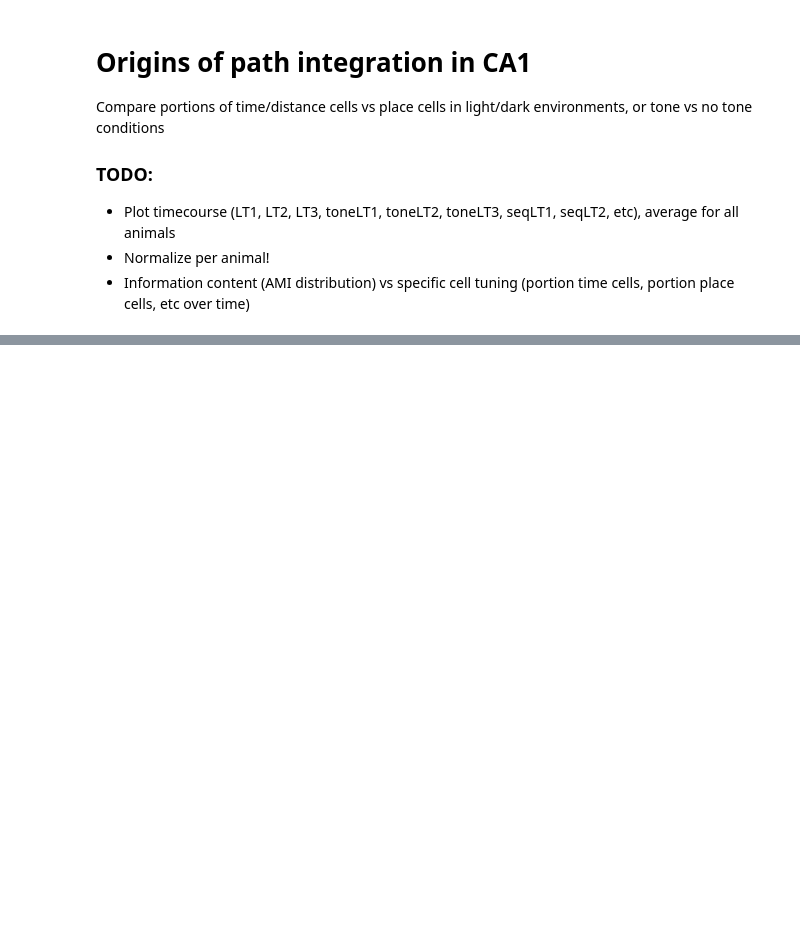
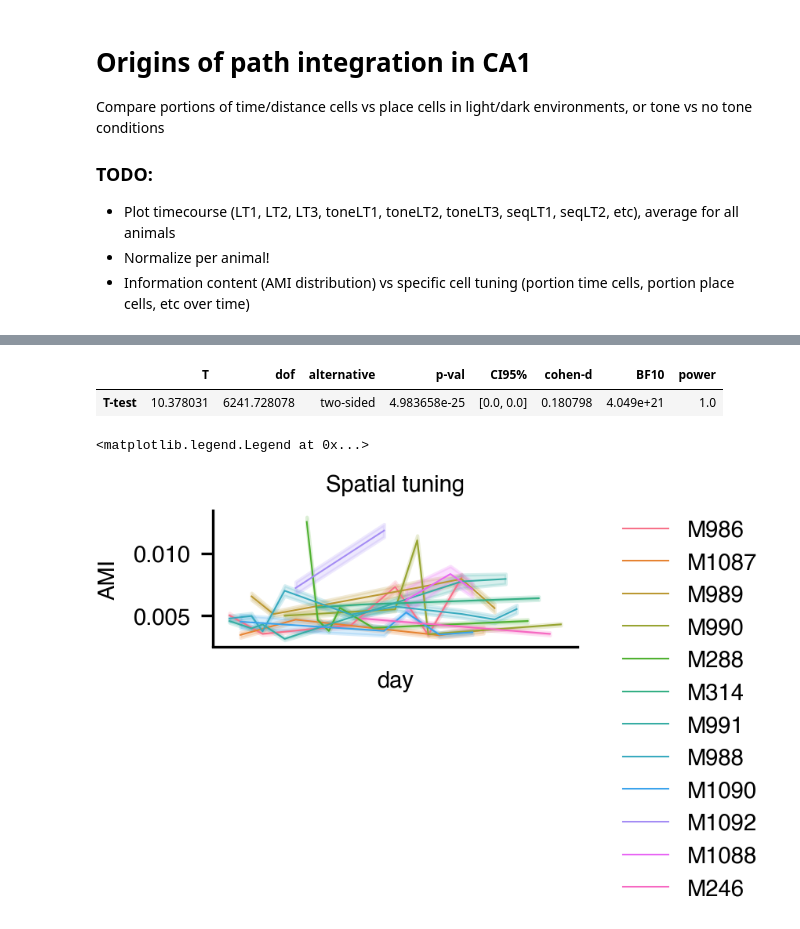
Before and after one commit to etterguillaume/PyCaAn, a Jupyter notebook: plot_dark_vs_light.ipynb, the cells around one changed output, grey strips where cells are left out. Drawn from its saved outputs; the diff is of its cells as text; code cells hidden in the pictures; blank space fills up the shorter version.

```diff
--- a/plot_dark_vs_light.ipynb
+++ b/plot_dark_vs_light.ipynb
@@ -129,0 +170,27 @@ pg.ttest(x=LT_spatial_AMI[LT_spatial_pvalue<p_val_threshold],
+# %%
+pg.ttest(x=tone_df.query("task=='legoLT' and spatial_pvalue<.05")['spatial_info'],
+         y=tone_df.query("task=='legoSeqLT' and spatial_pvalue<.05")['spatial_info'])
+# %% [output]
+|  | T | dof | alternative | p-val | CI95% | cohen-d | BF10 | power |
+| T-test | 10.378031 | 6241.728078 | two-sided | 4.983658e-25 | [0.0, 0.0] | 0.180798 | 4.049e+21 | 1.0 |
+# %%
+# Temporal coding with or without tones
+plt.figure(figsize=(2,.75))
+sns.lineplot(
+            data=tone_df.query("spatial_pvalue<.05"),
+            x='day',
+            hue='subject',
+            y='spatial_info',
+            #label=['no tones','tones'],
+            errorbar='se',
+            #capsize=.5,
+            #palette=['k', 'C0']
+            )
+plt.title('Spatial tuning')
+plt.ylabel('AMI')
+plt.xticks([])
+plt.legend(bbox_to_anchor=(1.1, 1), loc='upper left', borderaxespad=0)
+#plt.savefig(os.path.join(params['path_to_results'],'figures', 'lines_overDays_temporal_noTone_vs_tone.pdf'))
+# %% [output]
+<matplotlib.legend.Legend at 0x...>
+[figure, added]
```
Also changed, not shown: parts of 7 cells of this notebook, 1 other file.
